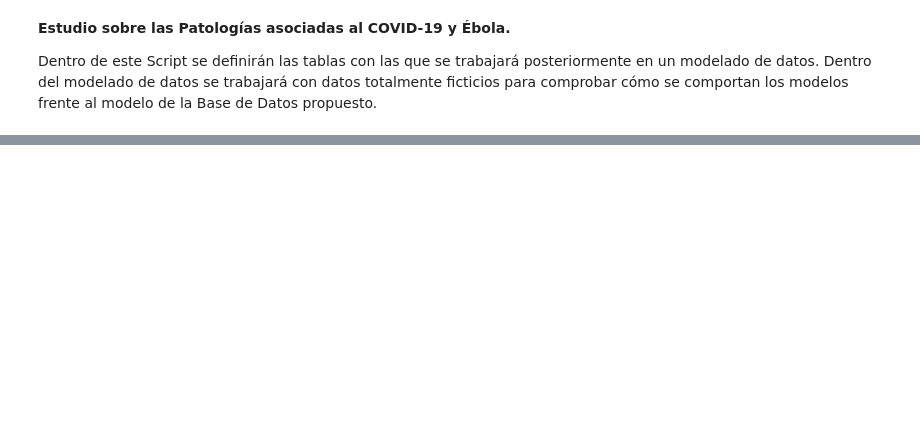
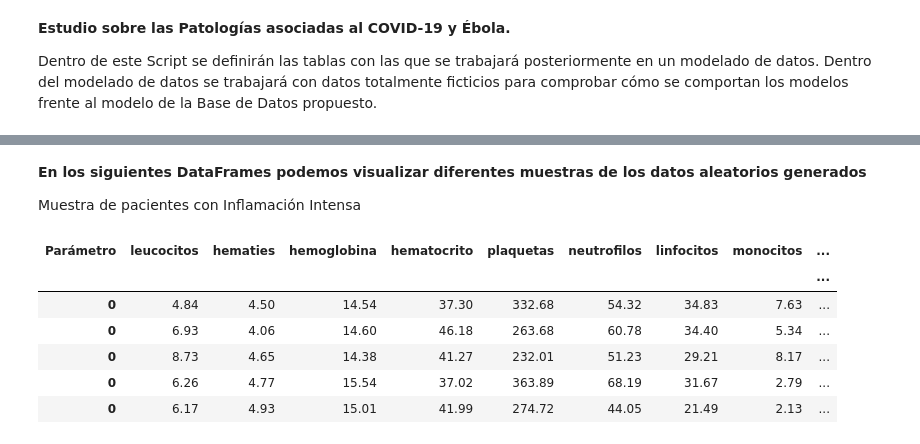
Before and after one commit to diegoalvzfdez/COVID-Study, a Jupyter notebook: src/notebook/generate_random_data.ipynb, the cells around one changed output, grey strips where cells are left out. Drawn from its saved outputs; the diff is of its cells as text; code cells hidden in the pictures; blank space fills up the shorter version.

```diff
--- a/src/notebook/generate_random_data.ipynb
+++ b/src/notebook/generate_random_data.ipynb
@@ -106,0 +96,14 @@ data
+# %% [markdown]
+**En los siguientes DataFrames podemos visualizar diferentes muestras de los datos aleatorios generados**
+
+Muestra de pacientes con Inflamación Intensa
+# %%
+data[data['Cluster'] == "Inflamación Intensa"].head()
+# %% [output]
+| Parámetro | leucocitos | hematies | hemoglobina | hematocrito | plaquetas | neutrofilos | linfocitos | monocitos | ... |
+|  |  |  |  |  |  |  |  |  | ... |
+| 0 | 4.84 | 4.50 | 14.54 | 37.30 | 332.68 | 54.32 | 34.83 | 7.63 | ... |
+| 0 | 6.93 | 4.06 | 14.60 | 46.18 | 263.68 | 60.78 | 34.40 | 5.34 | ... |
+| 0 | 8.73 | 4.65 | 14.38 | 41.27 | 232.01 | 51.23 | 29.21 | 8.17 | ... |
+| 0 | 6.26 | 4.77 | 15.54 | 37.02 | 363.89 | 68.19 | 31.67 | 2.79 | ... |
+| 0 | 6.17 | 4.93 | 15.01 | 41.99 | 274.72 | 44.05 | 21.49 | 2.13 | ... |
```
Also changed, not shown: parts of 8 cells of this notebook.
